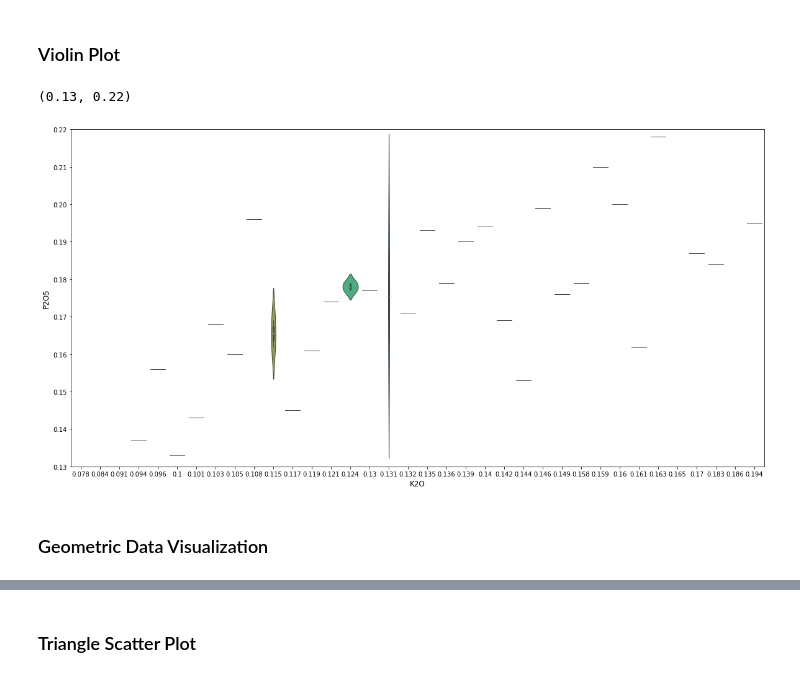
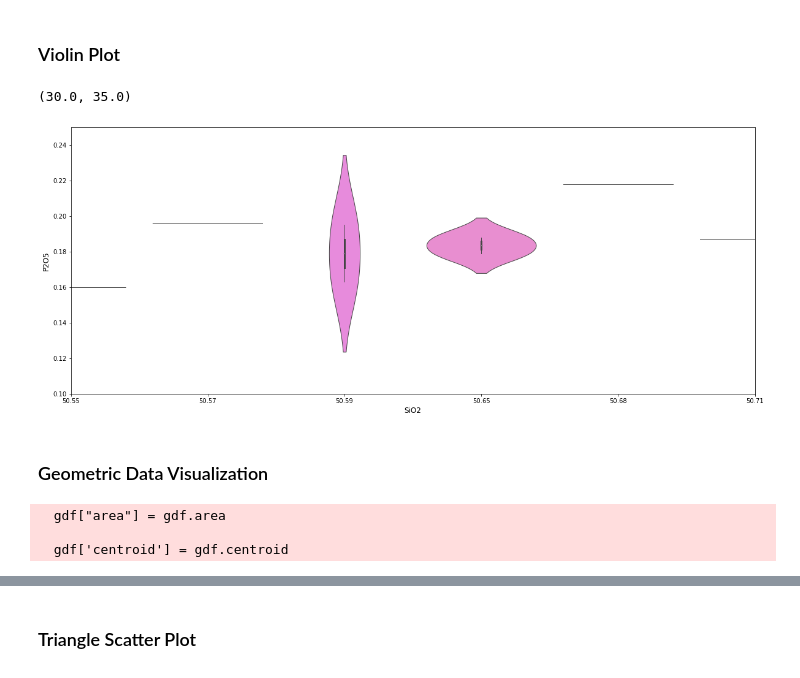
Before and after one commit to CCNY-Earthchem-Projects/geochem-ds, a Jupyter notebook: notebooks/Notebook PetroPlot/PetroPlot Clone.ipynb, the cells around one changed output, grey strips where cells are left out. Cells and saved outputs as stored; diff of their text form; code cells hidden in the pictures.

```diff
--- a/notebooks/Notebook PetroPlot/PetroPlot Clone.ipynb
+++ b/notebooks/Notebook PetroPlot/PetroPlot Clone.ipynb
@@ -251,16 +251,16 @@ plt.show()
 # %%
 #plt.figure(figsize=(12,8)) # Use matplot lib to set plot dimensions
 #sns.violinplot(x="<Column Name for X-Axis>", y="<Column Name for Y-Axis>", data=df)
 #plt.xlim(<Lower Bound for X-axis>, <Upper Bound for X-axis>) # Uncomment this if you want to change the bounds of the x-axis
 #plt.ylim(<Lower Bound for Y-axis>, <Upper Bound for Y-axis>) # Uncomment this if you want to change the bounds of the y-axis
 
-plt.figure(figsize=(20,10)) # Use matplot lib to set plot dimensions
-sns.violinplot(x="K2O",y="P2O5", data=df)
-#plt.xlim(0.1, 0.13)
-plt.ylim(.13, .22)
+plt.figure(figsize=(20,8)) # Use matplot lib to set plot dimensions
+sns.violinplot(x="SiO2",y="P2O5", data=df)
+plt.ylim(.10, .25)
+plt.xlim(30, 35)
 # %% [output]
-(0.13, 0.22)
+(30.0, 35.0)
-[figure, old version]
+[figure, new version]
 # %% [markdown]
 ### Geometric Data Visualization
 # %%
@@ -268 +270,7 @@ gdf = geopandas.read_file(<Name of GeoJSON file>)
+# %%
+gdf["area"] = gdf.area
+# %% [output]
+  gdf["area"] = gdf.area
+
+  gdf['centroid'] = gdf.centroid
 # %%
```
Also changed, not shown: parts of 5 cells of this notebook, 1 other file.
